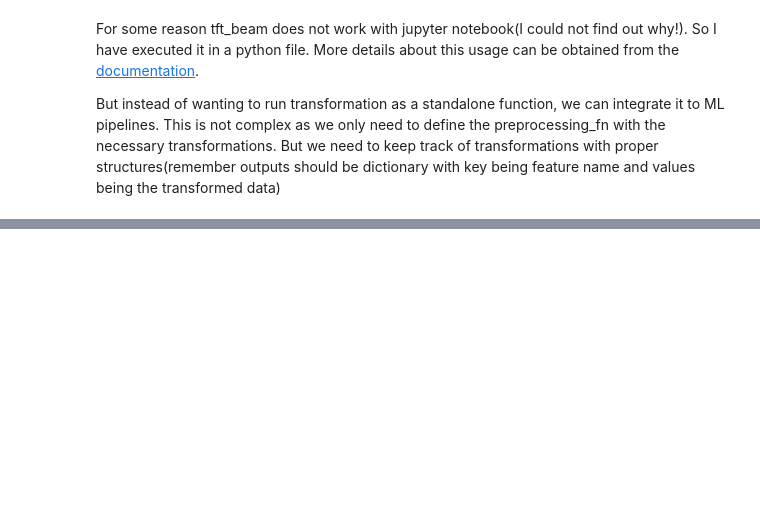
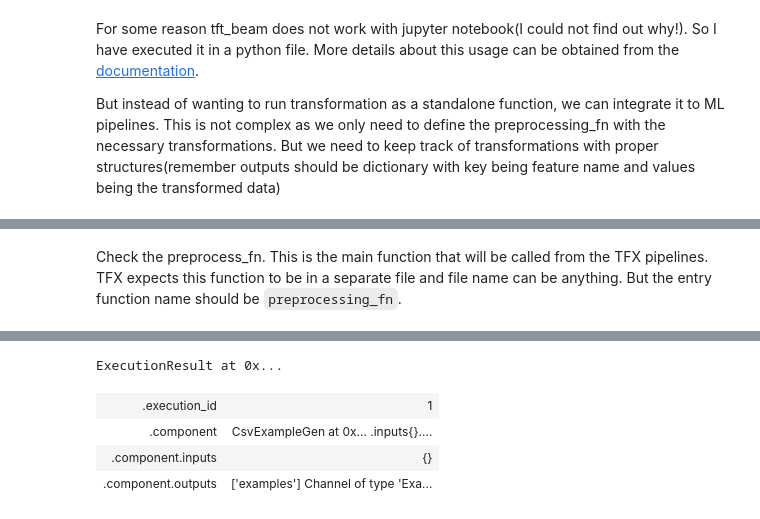
Before and after one commit to DinushkaDDS/Tensorflow-Extended---Usage-patterns, a Jupyter notebook: 4 Data Preprocessing.ipynb, the cells around one changed output, grey strips where cells are left out. Drawn from its saved outputs; the diff is of its cells as text; code cells hidden in the pictures; blank space fills up the shorter version.

Commit message:
fixed a transformation issue

```diff
--- a/4 Data Preprocessing.ipynb
+++ b/4 Data Preprocessing.ipynb
@@ -141,0 +243,19 @@ But instead of wanting to run transformation as a standalone function, we can in
+# %% [markdown]
+Check the preprocess_fn. This is the main function that will be called from the TFX pipelines. TFX expects this function to be in a separate file and file name can be anything. But the entry function name should be `preprocessing_fn`.
+# %%
+import os
+from tfx.components import CsvExampleGen
+import tensorflow as tf
+from tfx.orchestration.experimental.interactive.interactive_context import InteractiveContext
+from tfx.components import StatisticsGen
+from tfx.components import SchemaGen
+from tfx.components import Transform
+
+context = InteractiveContext(pipeline_root='data/tfx')
+
+base_dir = os.getcwd()
+data_dir = os.path.join(base_dir, "data", 'CSVs')
+
+example_gen = CsvExampleGen(data_dir)
+context.run(example_gen)
+# %% [output]
@@ -141,0 +263,5 @@ But instead of wanting to run transformation as a standalone function, we can in
+ExecutionResult at 0x...
+| .execution_id | 1 |
+| .component | CsvExampleGen at 0x... .inputs{}.... |
+| .component.inputs | {} |
+| .component.outputs | ['examples'] Channel of type 'Exa... |
```
Also changed, not shown: parts of 12 cells of this notebook, 3 other files.
